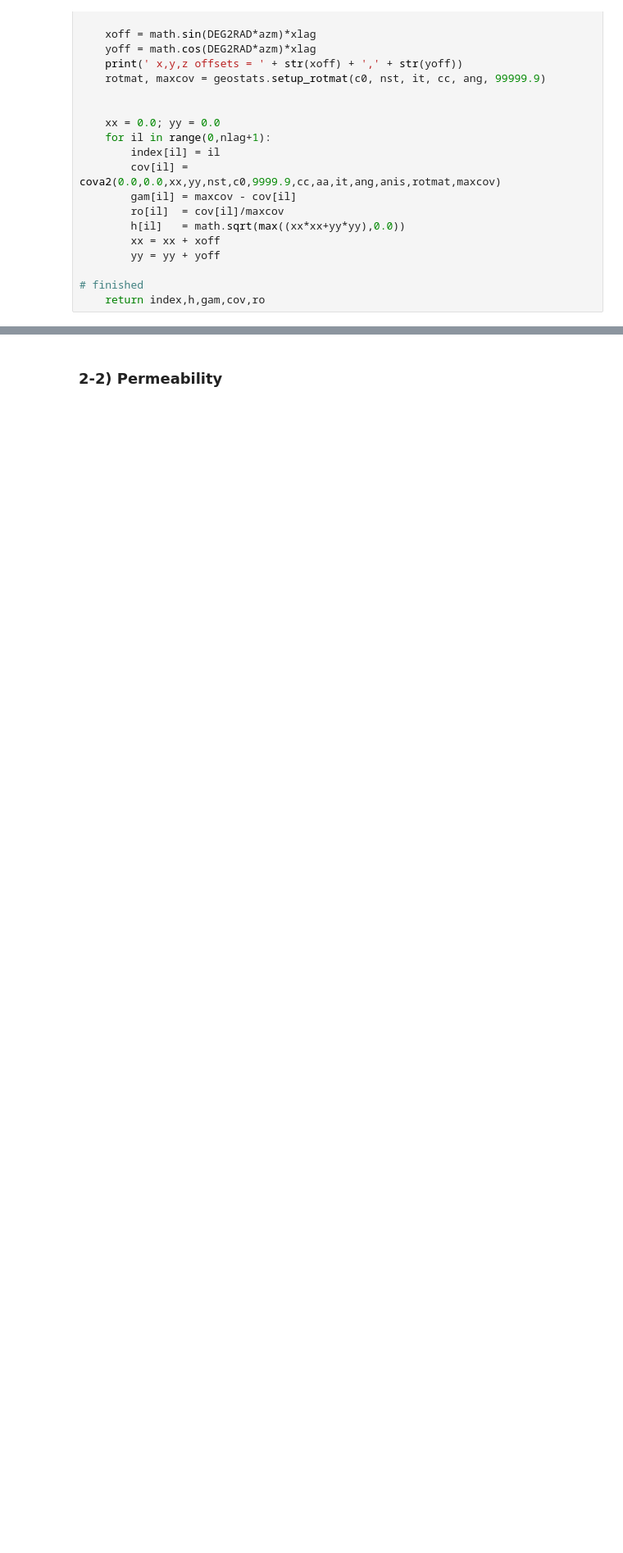
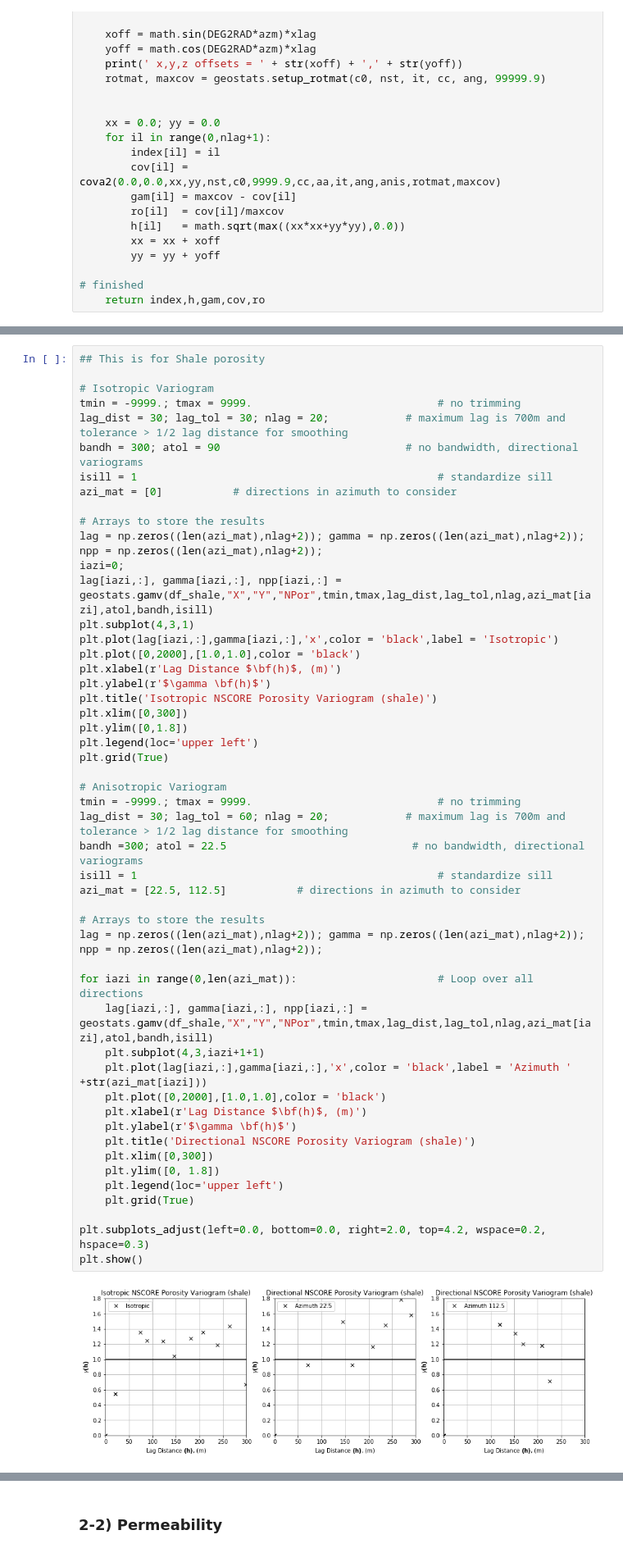
Before and after one commit to sunnylilypi/GS_3, a Jupyter notebook: Team_4_Project_3.ipynb, the cells around one changed output, grey strips where cells are left out. Shown at 82% size. Saved outputs shown, nothing was run; the diff lists cells and outputs as text; blank space fills up the shorter version.

```diff
--- a/Team_4_Project_3.ipynb
+++ b/Team_4_Project_3.ipynb
@@ -451 +534,53 @@ plt.show()
+# %%
+## This is for Shale porosity
+
+# Isotropic Variogram
+tmin = -9999.; tmax = 9999.                             # no trimming
+lag_dist = 30; lag_tol = 30; nlag = 20;            # maximum lag is 700m and tolerance > 1/2 lag distance for smoothing
+bandh = 300; atol = 90                             # no bandwidth, directional variograms
+isill = 1                                               # standardize sill
+azi_mat = [0]           # directions in azimuth to consider
+
+# Arrays to store the results
+lag = np.zeros((len(azi_mat),nlag+2)); gamma = np.zeros((len(azi_mat),nlag+2)); npp = np.zeros((len(azi_mat),nlag+2));
+iazi=0;
+lag[iazi,:], gamma[iazi,:], npp[iazi,:] = geostats.gamv(df_shale,"X","Y","NPor",tmin,tmax,lag_dist,lag_tol,nlag,azi_mat[iazi],atol,bandh,isill)
+plt.subplot(4,3,1)
+plt.plot(lag[iazi,:],gamma[iazi,:],'x',color = 'black',label = 'Isotropic')
+plt.plot([0,2000],[1.0,1.0],color = 'black')
+plt.xlabel(r'Lag Distance $\bf(h)$, (m)')
+plt.ylabel(r'$\gamma \bf(h)$')
+plt.title('Isotropic NSCORE Porosity Variogram (shale)')
+plt.xlim([0,300])
+plt.ylim([0,1.8])
+plt.legend(loc='upper left')
+plt.grid(True)
+
+# Anisotropic Variogram
+tmin = -9999.; tmax = 9999.                             # no trimming
+lag_dist = 30; lag_tol = 60; nlag = 20;            # maximum lag is 700m and tolerance > 1/2 lag distance for smoothing
+bandh =300; atol = 22.5                             # no bandwidth, directional variograms
+isill = 1                                               # standardize sill
+azi_mat = [22.5, 112.5]           # directions in azimuth to consider
+
+# Arrays to store the results
+lag = np.zeros((len(azi_mat),nlag+2)); gamma = np.zeros((len(azi_mat),nlag+2)); npp = np.zeros((len(azi_mat),nlag+2));
+
+for iazi in range(0,len(azi_mat)):                      # Loop over all directions
+    lag[iazi,:], gamma[iazi,:], npp[iazi,:] = geostats.gamv(df_shale,"X","Y","NPor",tmin,tmax,lag_dist,lag_tol,nlag,azi_mat[iazi],atol,bandh,isill)
+    plt.subplot(4,3,iazi+1+1)
+    plt.plot(lag[iazi,:],gamma[iazi,:],'x',color = 'black',label = 'Azimuth ' +str(azi_mat[iazi]))
+    plt.plot([0,2000],[1.0,1.0],color = 'black')
+    plt.xlabel(r'Lag Distance $\bf(h)$, (m)')
+    plt.ylabel(r'$\gamma \bf(h)$')
+    plt.title('Directional NSCORE Porosity Variogram (shale)')
+    plt.xlim([0,300])
+    plt.ylim([0, 1.8])
+    plt.legend(loc='upper left')
+    plt.grid(True)
+
+plt.subplots_adjust(left=0.0, bottom=0.0, right=2.0, top=4.2, wspace=0.2, hspace=0.3)
+plt.show()
+# %% [output]
+[figure, added]
 # %%
```
Also changed, not shown: parts of 14 cells of this notebook.
